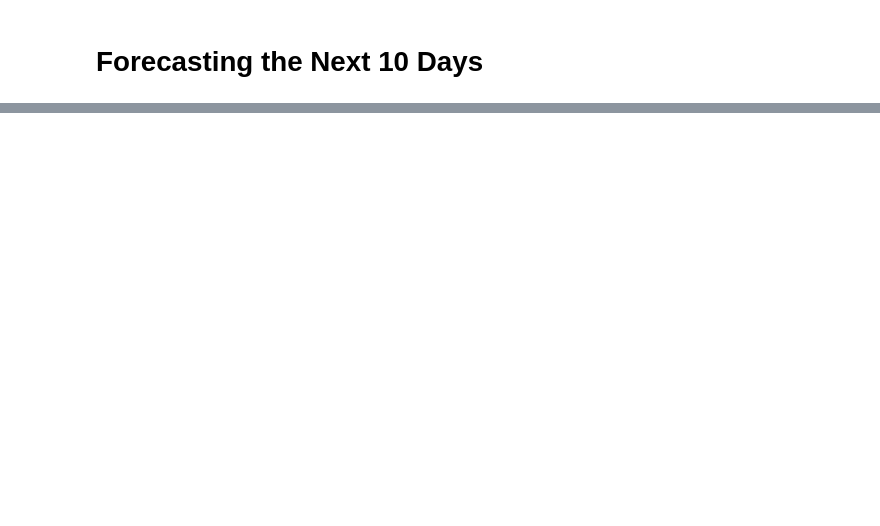
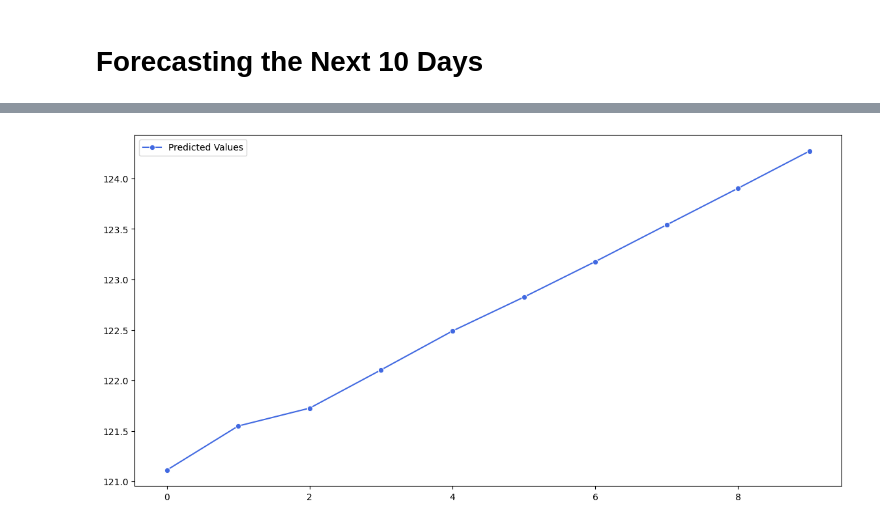
Before and after one commit to junaidulhassan/My-All-Kaggle-Jupyter-Notebooks, a Jupyter notebook: Gold Prices Forecasting using LSTMs/notebook.ipynb, the cells around one changed output, grey strips where cells are left out. Saved outputs shown, nothing was run; the diff lists cells and outputs as text; code cells hidden in the pictures; blank space fills up the shorter version.

```diff
--- a/Gold Prices Forecasting using LSTMs/notebook.ipynb
+++ b/Gold Prices Forecasting using LSTMs/notebook.ipynb
@@ -339,20 +364,33 @@ plt.show()
 # %%
-last_entry = np.array([dataset_name].tail(1))
+# Assume x_train and model are already defined
+last_entry = np.array(x_train[-1])
 
 # Forecasting parameters
 num_forecasts = 10
 forecast_list = []
-window_size = 6
+window_size = 3
 
-    # Generate forecasts
+# Ensure last_entry is correctly reshaped initially
+last_entry = last_entry.reshape(1, -1, window_size)
+
+# Generate forecasts
 for _ in range(num_forecasts):
     # Predict the next value
-    predicted_value = np.round(models[model_name].predict(last_entry))[0]
+    predicted_value = (model.predict(last_entry,verbose=0))[0][0]
 
     # Update the sliding window
-    window_values = list(last_entry[0, -(window_size-1):])
+    window_values = list(last_entry[0, -1, -(window_size-1):])
     window_values.append(predicted_value)
+
+    # Create the new entry with the updated window
     last_entry = np.array([window_values])
-
+    last_entry = last_entry.reshape(-1, 1, window_size)
     # Store the forecasted value
     forecast_list.append(predicted_value)
+# %%
+plt.figure(figsize=(14,7))
+sns.lineplot(forecast_list, label='Predicted Values', marker='o',color='royalblue')
+plt.legend()
+plt.show()
+# %% [output]
+[figure, added]
```
Also changed, not shown: parts of 7 cells of this notebook.
